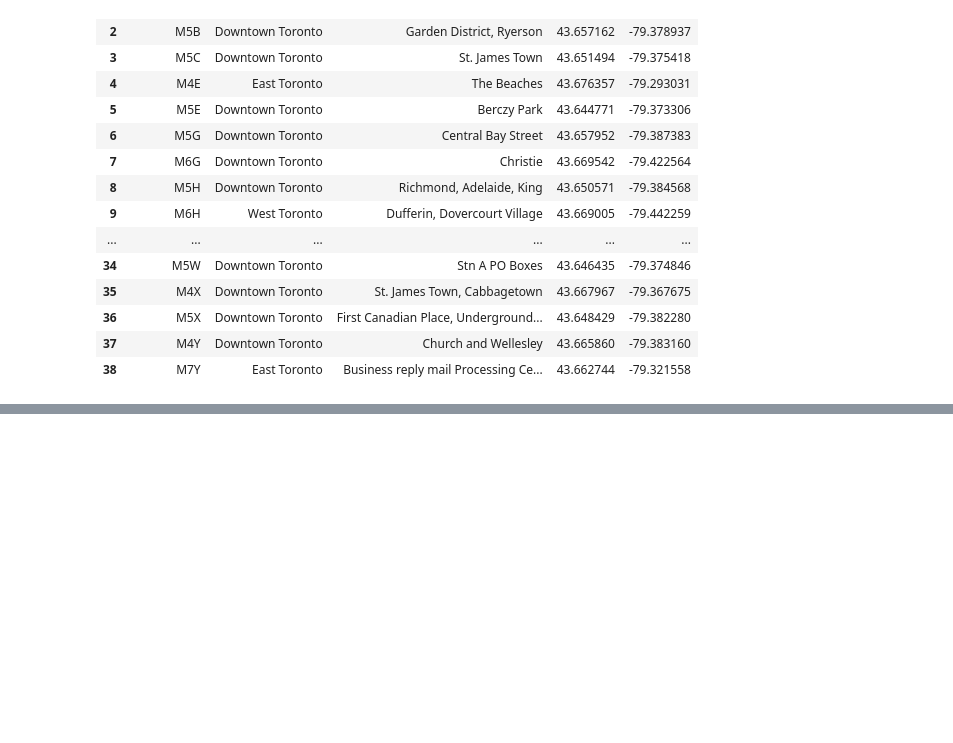
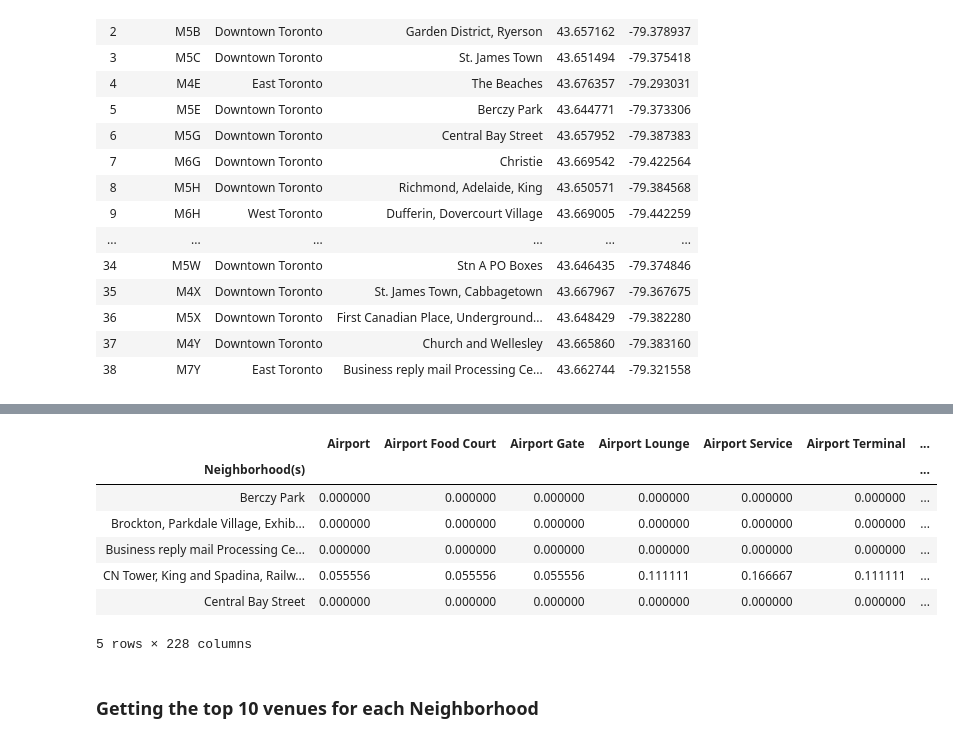
Before and after one commit to dingyan20/Coursera_Capstone, a Jupyter notebook: Segmenting and Clustering Neighborhoods in Toronto (2).ipynb, the cells around one changed output, grey strips where cells are left out. Drawn from its saved outputs; the diff is of its cells as text; code cells hidden in the pictures; blank space fills up the shorter version.

```diff
--- a/Segmenting and Clustering Neighborhoods in Toronto (2).ipynb
+++ b/Segmenting and Clustering Neighborhoods in Toronto (2).ipynb
@@ -96,8 +96,8 @@ df_borough_T
 # %%
 import requests
 # %%
-CLIENT_ID = '1D0VDVL40FGS5PIAWB3JCBXHNUXXALOC3RXJF24KO5MZZOL0'
-CLIENT_SECRET = 'H150LZX3EHN1PIOHUQ45KP43PVVIGBXT1FC14X12SUO5DVQF'
+CLIENT_ID = 'My Client ID'
+CLIENT_SECRET = 'My Client Secret'
 VERSION = 20180605
 RADIUS = 500
 LIMIT = 100
@@ -104,7 +106,15 @@ LIMIT = 100
 # %%
-for pcode, neighborhood, lat, lng in zip(df_borough_T['Postal Code'], df_borough_T['Neighborhood'], df_borough_T['Latitude'],
-                                        df_borough_T['Longitude']):
+venue_list = []
+for pcode, neighborhood, lat, lng in zip(df_borough_T['Postal Code'], df_borough_T['Neighborhood'],
+                                         df_borough_T['Latitude'], df_borough_T['Longitude']):
 
-    url = 'https//api.foursquare.com/v2/venues/explore?client_id={}&client_secret={}&v={}&ll={},{}&radius={}&limit={}'.format(
+    url = 'https://api.foursquare.com/v2/venues/explore?client_id={}&client_secret={}&v={}&ll={},{}&radius={}&limit={}'.format(
         CLIENT_ID, CLIENT_SECRET, VERSION, lat, lng, RADIUS, LIMIT)
     results = requests.get(url).json()['response']['groups'][0]['items']
+
+    for v in results:
+        venue_list.append([pcode, neighborhood, v['venue']['name'], v['venue']['categories'][0]['name'],
+                           v['venue']['location']['lat'], v['venue']['location']['lng']])
+
+df_venues = pd.DataFrame(venue_list)
+df_venues.head()
@@ -110,0 +128,3 @@ for pcode, neighborhood, lat, lng in zip(df_borough_T['Postal Code'], df_borough
+# %%
+df_venues.columns = ['Postal Code', 'Neighborhood', 'Venue', 'Venue Category', 'Venue Latitude', 'Venue Longitude']
+df_venues.head()
@@ -110,0 +148,4 @@ for pcode, neighborhood, lat, lng in zip(df_borough_T['Postal Code'], df_borough
+# %%
+df_venue_dummies = pd.get_dummies(df_venues['Venue Category'])
+df_venue_dummies.insert(0, 'Neighborhood(s)', df_venues['Neighborhood'])
+df_venue_dummies.head()
@@ -110,0 +160,14 @@ for pcode, neighborhood, lat, lng in zip(df_borough_T['Postal Code'], df_borough
+# %%
+df_grouped = df_venue_dummies.groupby('Neighborhood(s)').mean()
+df_grouped.head()
+# %% [output]
+|  | Airport | Airport Food Court | Airport Gate | Airport Lounge | Airport Service | Airport Terminal | ... |
+| Neighborhood(s) |  |  |  |  |  |  | ... |
+| Berczy Park | 0.000000 | 0.000000 | 0.000000 | 0.000000 | 0.000000 | 0.000000 | ... |
+| Brockton, Parkdale Village, Exhib... | 0.000000 | 0.000000 | 0.000000 | 0.000000 | 0.000000 | 0.000000 | ... |
+| Business reply mail Processing Ce... | 0.000000 | 0.000000 | 0.000000 | 0.000000 | 0.000000 | 0.000000 | ... |
+| CN Tower, King and Spadina, Railw... | 0.055556 | 0.055556 | 0.055556 | 0.111111 | 0.166667 | 0.111111 | ... |
+| Central Bay Street | 0.000000 | 0.000000 | 0.000000 | 0.000000 | 0.000000 | 0.000000 | ... |
+5 rows × 228 columns
+# %% [markdown]
+### Getting the top 10 venues for each Neighborhood
```
Also changed, not shown: parts of 26 cells of this notebook.
